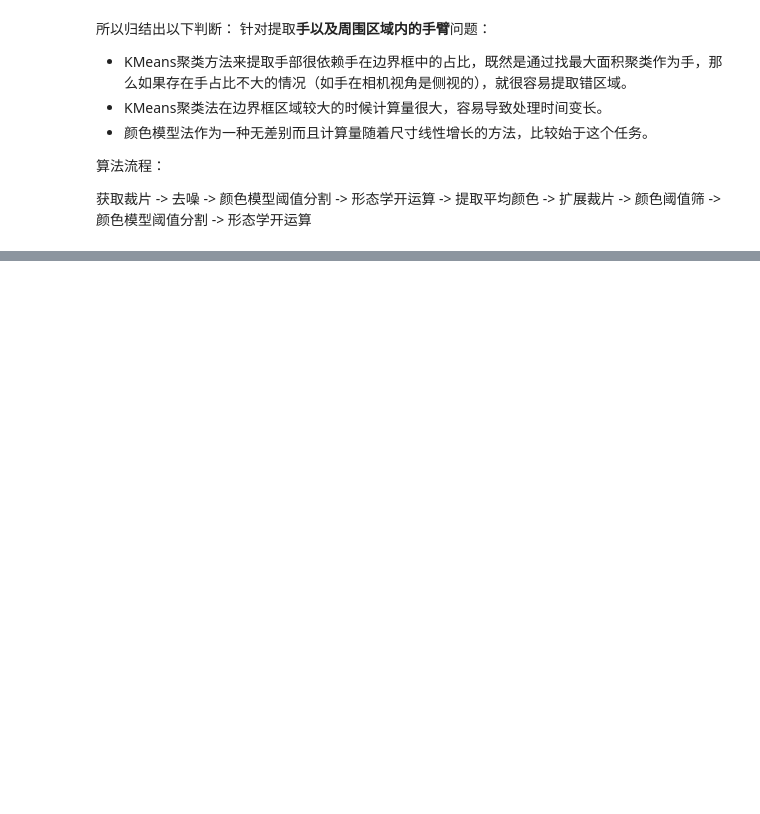
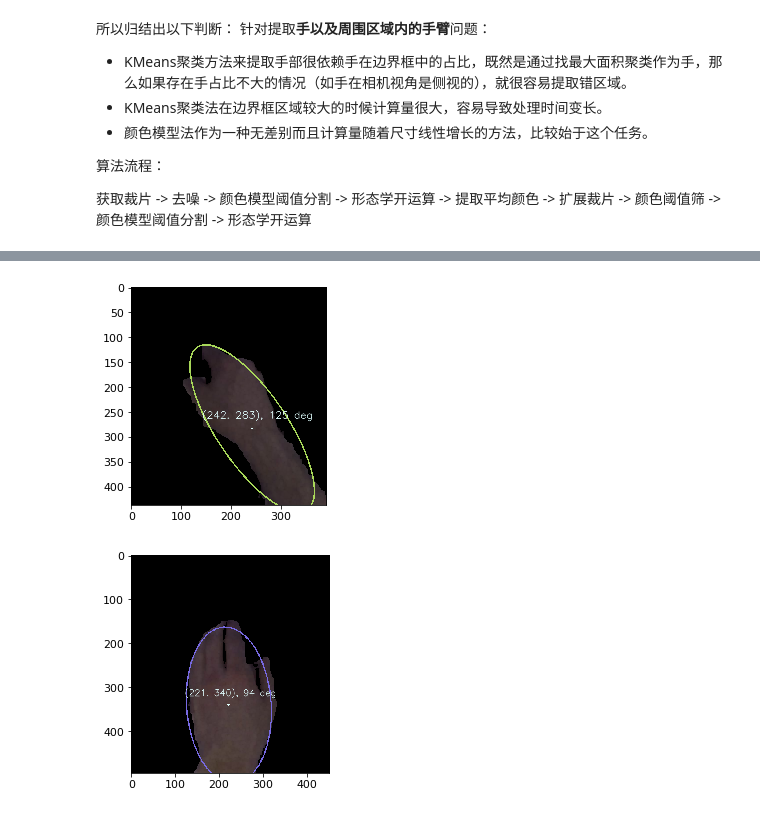
Before and after one commit to JinhangZhu/project-diary, a Jupyter notebook: differentiate.ipynb, the cells around one changed output, grey strips where cells are left out. Cells and saved outputs as stored; diff of their text form; code cells hidden in the pictures; blank space fills up the shorter version.

```diff
--- a/differentiate.ipynb
+++ b/differentiate.ipynb
@@ -419,0 +388,9 @@ def extractHandArm()
+# %%
+ellpse_info = ellipseFit(
+    regions=extracted,
+    bin_thres=10,
+    view=True
+)
+# %% [output]
+[figure, added]
+[figure, added]
```
Also changed, not shown: parts of 36 cells of this notebook, 20 other files.
